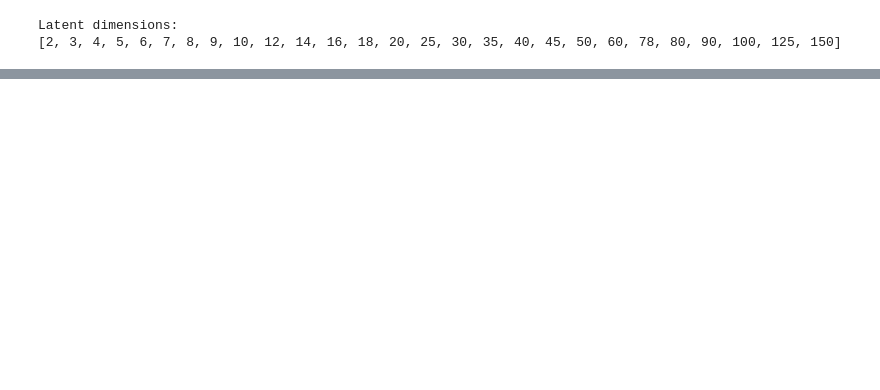
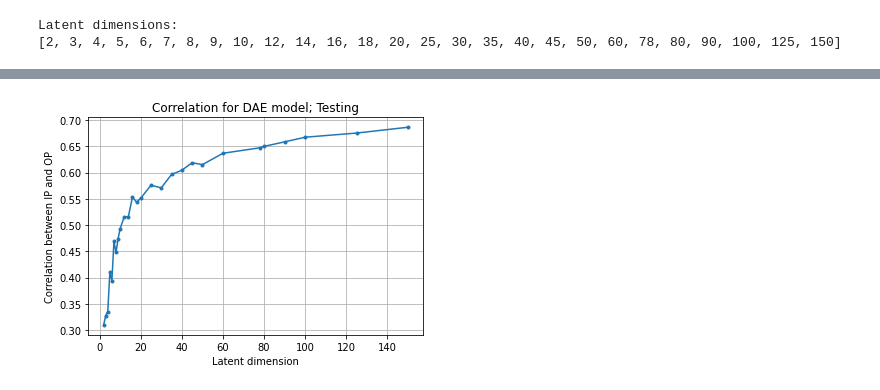
Before and after one commit to sowmyamanojna/PCOS-Gene-Expression-Data-Analysis, a Jupyter notebook: codes/vae_dae/dae_retrial.ipynb, the cells around one changed output, grey strips where cells are left out. Cells and saved outputs as stored; diff of their text form; code cells hidden in the pictures; blank space fills up the shorter version.

```diff
--- a/codes/vae_dae/dae_retrial.ipynb
+++ b/codes/vae_dae/dae_retrial.ipynb
@@ -500,0 +542,15 @@ for df,k in zip(df_hist, k_list):
+# %%
+correlation_list_test = []
+
+for array in test_reconstruction:
+    corr = np.corrcoef(pcos_test_df.to_numpy().reshape(-1,), array.reshape(-1,))[0,1]
+    correlation_list_test.append(corr)
+
+plt.title("Correlation for DAE model; Testing")
+plt.xlabel("Latent dimension")
+plt.ylabel("Correlation between IP and OP")
+plt.plot(k_list, correlation_list_test, '.-')
+plt.grid()
+plt.show()
+# %% [output]
+[figure, added]
```
Also changed, not shown: parts of 9 cells of this notebook.
